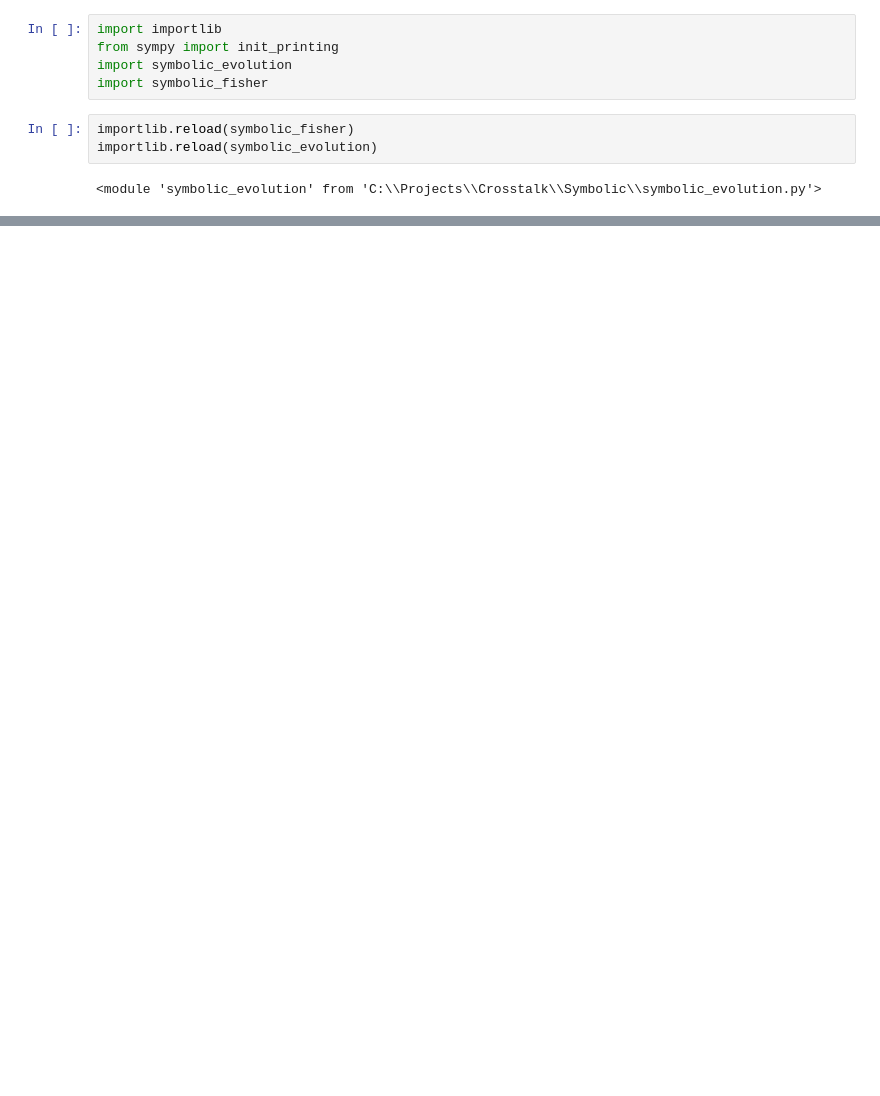
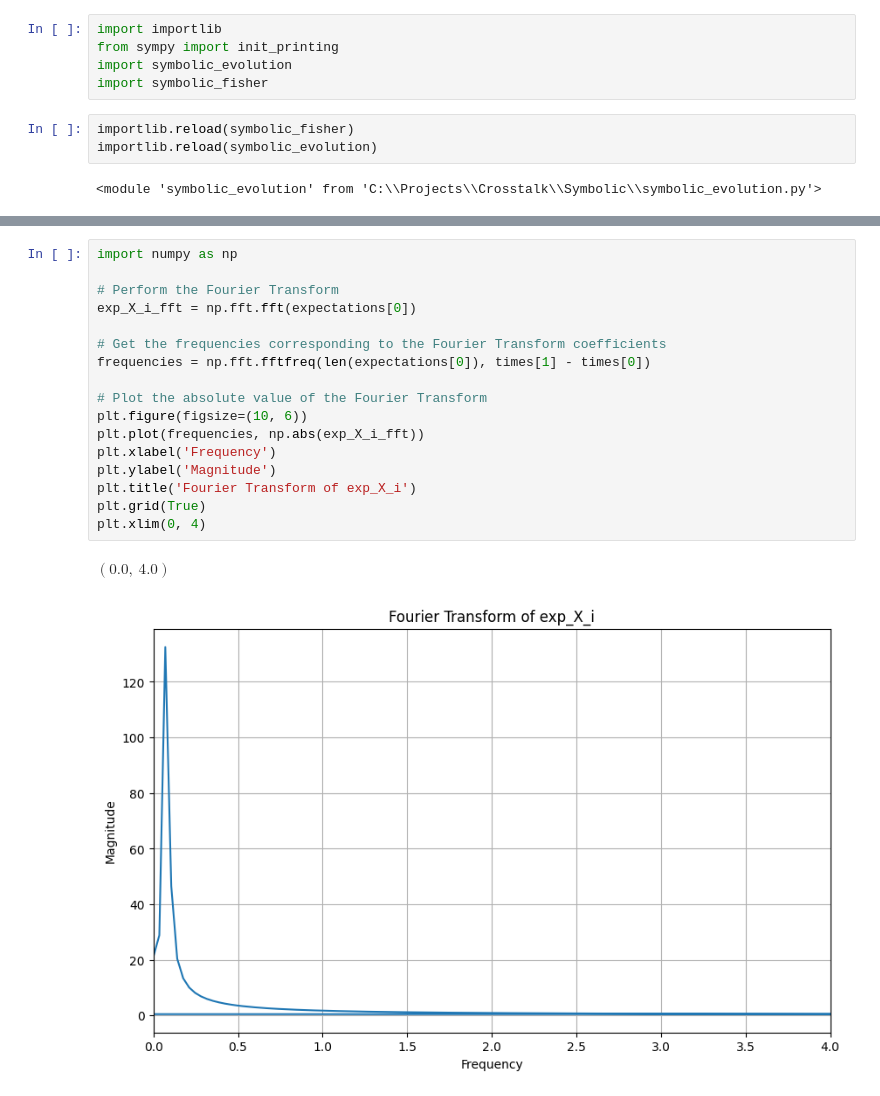
Before and after one commit to Davidkatom/Crosstalk, a Jupyter notebook: Symbolic/symbolic_tester.ipynb, the cells around one changed output, grey strips where cells are left out. Saved outputs shown, nothing was run; the diff lists cells and outputs as text; blank space fills up the shorter version.

```diff
--- a/Symbolic/symbolic_tester.ipynb
+++ b/Symbolic/symbolic_tester.ipynb
@@ -100,0 +334,20 @@ plt.show()
+# %%
+import numpy as np
+
+# Perform the Fourier Transform
+exp_X_i_fft = np.fft.fft(expectations[0])
+
+# Get the frequencies corresponding to the Fourier Transform coefficients
+frequencies = np.fft.fftfreq(len(expectations[0]), times[1] - times[0])
+
+# Plot the absolute value of the Fourier Transform
+plt.figure(figsize=(10, 6))
+plt.plot(frequencies, np.abs(exp_X_i_fft))
+plt.xlabel('Frequency')
+plt.ylabel('Magnitude')
+plt.title('Fourier Transform of exp_X_i')
+plt.grid(True)
+plt.xlim(0, 4)
+# %% [output]
+$\displaystyle \left( 0.0, \  4.0\right)$
+[figure, added]
```
Also changed, not shown: parts of 20 cells of this notebook, 11 other files.
